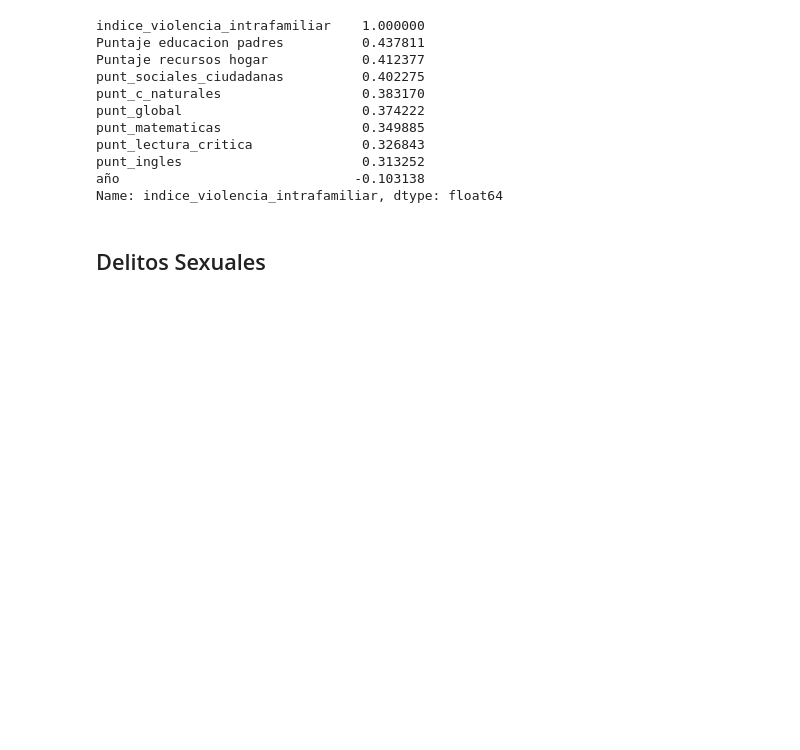
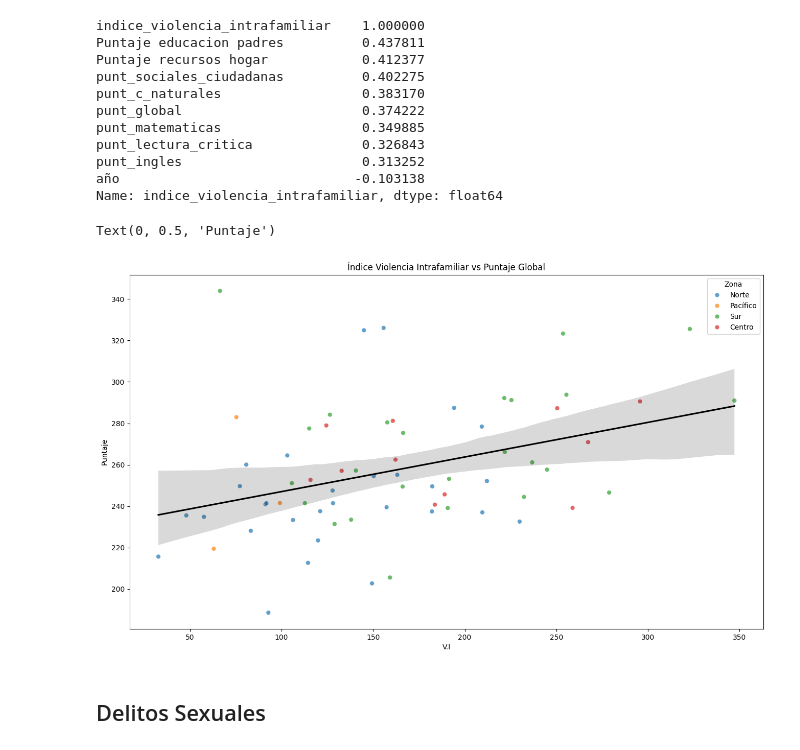
Before and after one commit to juancamilogoomezz/Proyecto-1, a Jupyter notebook: Notebook Consultas Violencia.ipynb, the cells around one changed output. Drawn from its saved outputs; the diff is of its cells as text; code cells hidden in the pictures; blank space fills up the shorter version.

```diff
--- a/Notebook Consultas Violencia.ipynb
+++ b/Notebook Consultas Violencia.ipynb
@@ -119,6 +119,7 @@ Name: count, dtype: int64
 
 df[["cole_cod_mcpio_ubicacion","estrato_num"]].groupby("cole_cod_mcpio_ubicacion").value_counts()
 prom_estrato=(df.groupby("cole_cod_mcpio_ubicacion")["estrato_num"].transform("mean").round())
+#print(prom_estrato, "Hola")
 
 df["estrato_num"] = df["estrato_num"].fillna(prom_estrato).astype("Int64")
 df["fami_estratovivienda"]=df["fami_estratovivienda"].fillna("Estrato"+prom_estrato.astype("string")).astype("string")
@@ -131,7 +132,7 @@ df["cole_bilingue"] = df["cole_bilingue"].fillna("Desconocido")
 df["cole_caracter"] = df["cole_caracter"].fillna("Desconocido")
 df["cole_cod_dane_establecimiento"] = df["cole_cod_dane_establecimiento"].fillna("Desconocido (Instituto Tecnológico Gran Colombia)")
 df["cole_area_ubicacion"] = df["cole_area_ubicacion"].fillna("RURAL")
-df["cole_cod_dane_establecimiento"] = df["cole_area_ubicacion"].fillna("RURAL")
+#df["cole_cod_dane_establecimiento"] = df["cole_area_ubicacion"].fillna("RURAL")
 df["estu_cod_depto_presentacion"] = df["estu_cod_depto_presentacion"].fillna(df["estu_cod_reside_depto"])
 df["estu_depto_presentacion"] = df["estu_depto_presentacion"].fillna(df["estu_depto_reside"])
 
@@ -423,8 +424,3 @@ punt_global                      0
 estrato_num                      0
 año                              0
 dtype: int64
-# %%
-for i in df.columns:
-    print(i)
-    j=i.upper()
-    df.rename(i,j)
@@ -1196,6 +1189,31 @@ punt_lectura_critica              0.326843
 punt_ingles                       0.313252
 año                              -0.103138
 Name: indice_violencia_intrafamiliar, dtype: float64
+# %%
+fig, ax = plt.subplots(1, 1, figsize=(16, 9))
+sns.scatterplot(
+    data=muniviolencia_int_agg,
+    x="indice_violencia_intrafamiliar",
+    y="punt_global",
+    hue="Zona",
+    ax=ax,
+    alpha=0.7,
+    s=40
+)
+sns.regplot(
+    data=muniviolencia_int_agg,
+    x="indice_violencia_intrafamiliar",
+    y="punt_global",
+    ax=ax,
+    scatter=False,
+    color="black"
+    )
+ax.set_title("Índice Violencia Intrafamiliar vs Puntaje Global")
+ax.set_xlabel("V.I")
+ax.set_ylabel("Puntaje")
+# %% [output]
+Text(0, 0.5, 'Puntaje')
+[figure, added]
 # %% [markdown]
 ## Delitos Sexuales
 # %%
```
Also changed, not shown: parts of 2 cells of this notebook.
